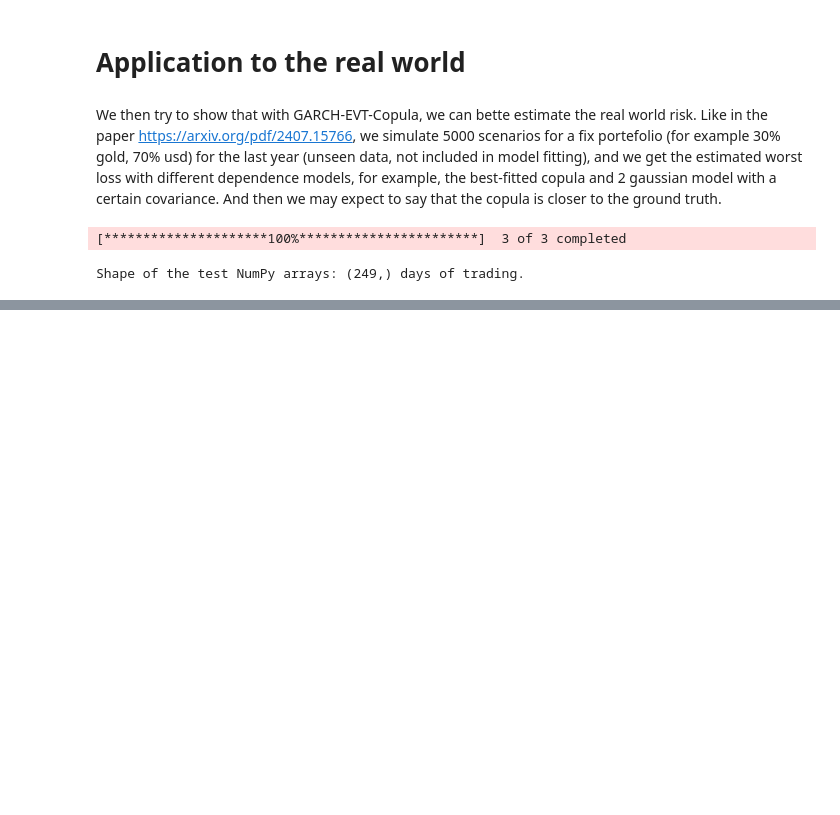
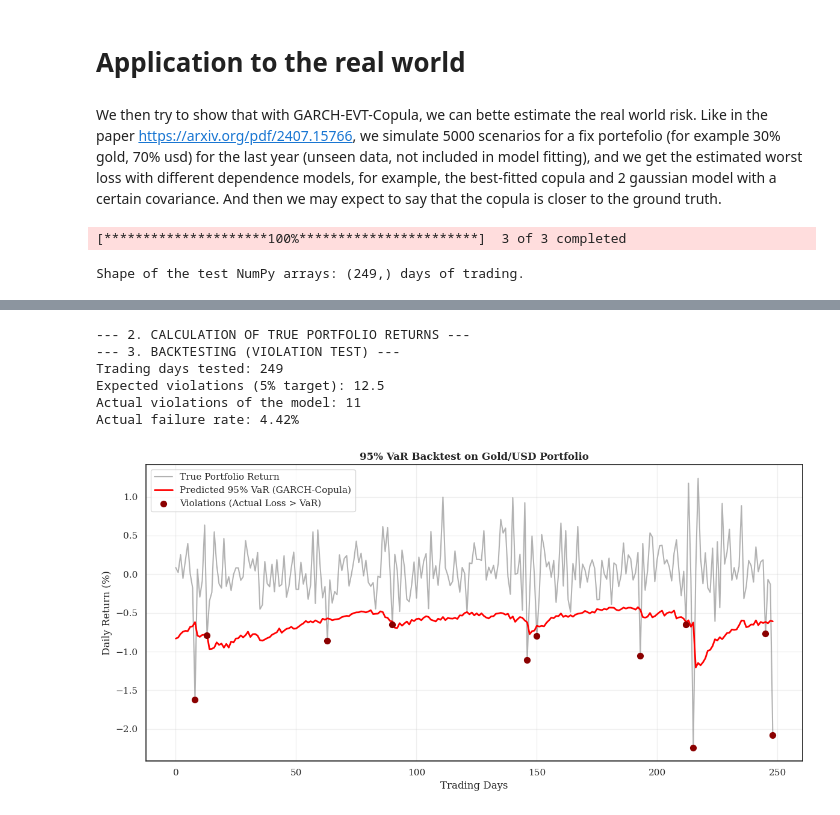
Before and after one commit to ElodieElodie/memoire_stats, a Jupyter notebook: yu.ipynb, the cells around one changed output, grey strips where cells are left out. Cells and saved outputs as stored; diff of their text form; code cells hidden in the pictures; blank space fills up the shorter version.

Commit message:
backtest for one copula

```diff
--- a/yu.ipynb
+++ b/yu.ipynb
@@ -1343,16 +1379,13 @@ Shape of the test NumPy arrays: (249,) days of trading.
 # %%
 
 
-# train data start_date = "2020-01-01" end_date = "2025-03-20"
+model_gold_2025 = arch_model(test_gold_array, vol='Garch', p=1, q=1, dist='normal')
+gold_garch_predict = model_gold_2025.fix(gold_garch_results.params)
+vol_gold_pred = gold_garch_predict.conditional_volatility
+std_res_gold_pred = gold_garch_predict.std_resid
 
-modele_gold_2025 = arch_model(test_gold_array, vol='Garch', p=1, q=1, dist='normal')
 
-# 2. LA MAGIE EST ICI : Au lieu de .fit(), on utilise .filter() !
-# L'ordinateur ne cherche plus rien, il se contente d'appliquer la formule
-# mathématique avec les paramètres que vous lui donnez.
-resultats_filtres = modele_gold_2025.fix(gold_garch_results.params)
-
-# 3. Vous récupérez votre array de volatilité prête pour le backtest
-volatilite_or_2025 = resultats_filtres.conditional_volatility
-
-print("Volatilité 2025 générée avec succès via filtrage !")
+model_usd_2025 = arch_model(test_usd_array, vol='Garch', p=1, q=1, dist='normal')
+usd_garch_predict = model_usd_2025.fix(usd_garch_results.params)
+vol_usd_pred = usd_garch_predict.conditional_volatility
+std_res_usd_pred = usd_garch_predict.std_resid
@@ -1438,0 +1431,54 @@ plt.show()
+# %%
+
+
+# Assuming true_returns_gold and true_returns_usd are your actual out-of-sample data
+# and weight_gold, weight_usd are the optimal weights calculated previously.
+
+print("--- 2. CALCULATION OF TRUE PORTFOLIO RETURNS ---")
+true_returns_portfolio = (optimal_weight_gold * test_gold_array) + (optimal_weight_usd * test_usd_array)
+
+print("--- 3. BACKTESTING (VIOLATION TEST) ---")
+# A violation occurs when the actual return is lower (worse loss) than the predicted VaR
+violations = true_returns_portfolio < var_95_portefolio
+num_violations = np.sum(violations)
+actual_failure_rate = num_violations / test_day
+expected_violations = test_day * 0.05
+
+print(f"Trading days tested: {test_day}")
+print(f"Expected violations (5% target): {expected_violations:.1f}")
+print(f"Actual violations of the model: {num_violations}")
+print(f"Actual failure rate: {actual_failure_rate * 100:.2f}%")
+
+# --- 4. BACKTEST PLOT FOR THE THESIS ---
+plt.figure(figsize=(12, 6))
+
+# Ensure data is treated as arrays to prevent Pandas index mismatches in Matplotlib
+true_returns_array = true_returns_portfolio.values if isinstance(true_returns_portfolio, pd.Series) else true_returns_portfolio
+
+# Plot the true portfolio returns
+plt.plot(true_returns_array, label='True Portfolio Return', color='gray', alpha=0.6)
+
+# Plot the red danger line (Predicted VaR)
+plt.plot(var_95_portefolio, label='Predicted 95% VaR (GARCH-Copula)', color='red', linewidth=2)
+
+# Add red dots where the model failed (Violations)
+indices_violations = np.where(violations)[0]
+plt.scatter(indices_violations,
+            true_returns_array[indices_violations],
+            color='darkred', s=50, zorder=5, label='Violations (Actual Loss > VaR)')
+
+plt.title("95% VaR Backtest on Gold/USD Portfolio", fontweight='bold')
+plt.xlabel("Trading Days")
+plt.ylabel("Daily Return (%)")
+plt.legend()
+plt.grid(True, alpha=0.3)
+plt.tight_layout()
+plt.show()
+# %% [output]
+--- 2. CALCULATION OF TRUE PORTFOLIO RETURNS ---
+--- 3. BACKTESTING (VIOLATION TEST) ---
+Trading days tested: 249
+Expected violations (5% target): 12.5
+Actual violations of the model: 11
+Actual failure rate: 4.42%
+[figure, added]
```
Also changed, not shown: parts of 6 cells of this notebook.
